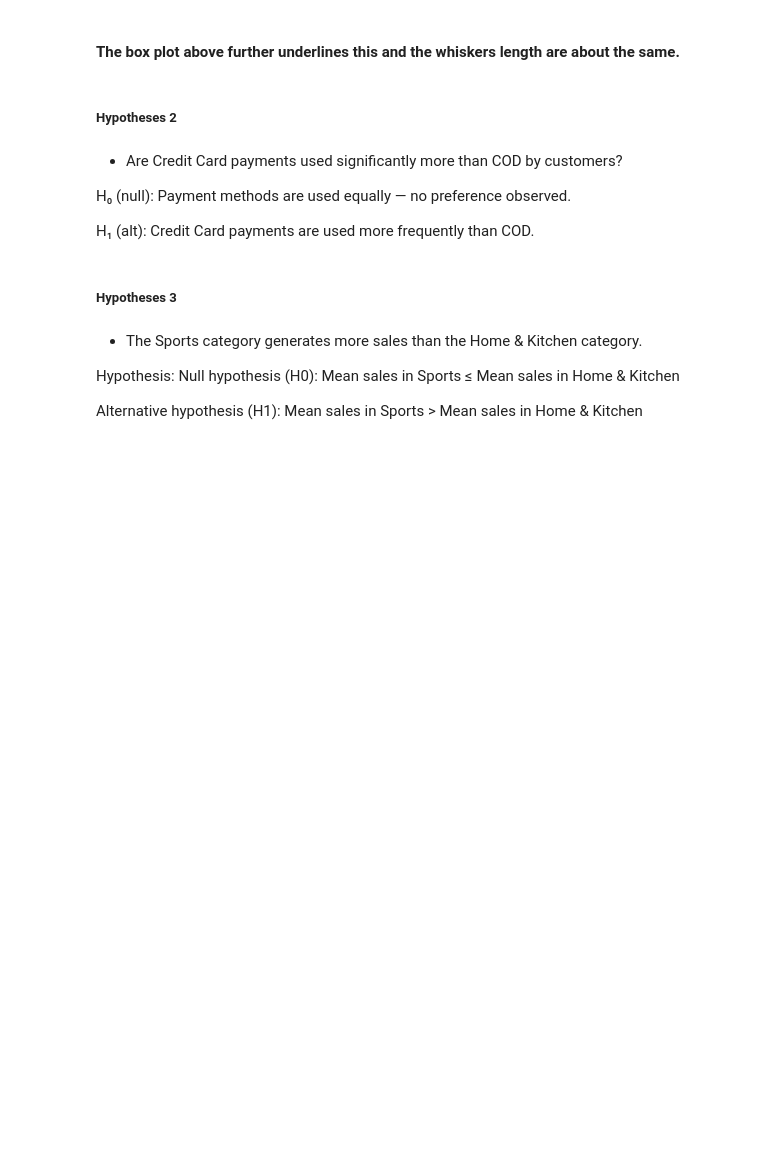
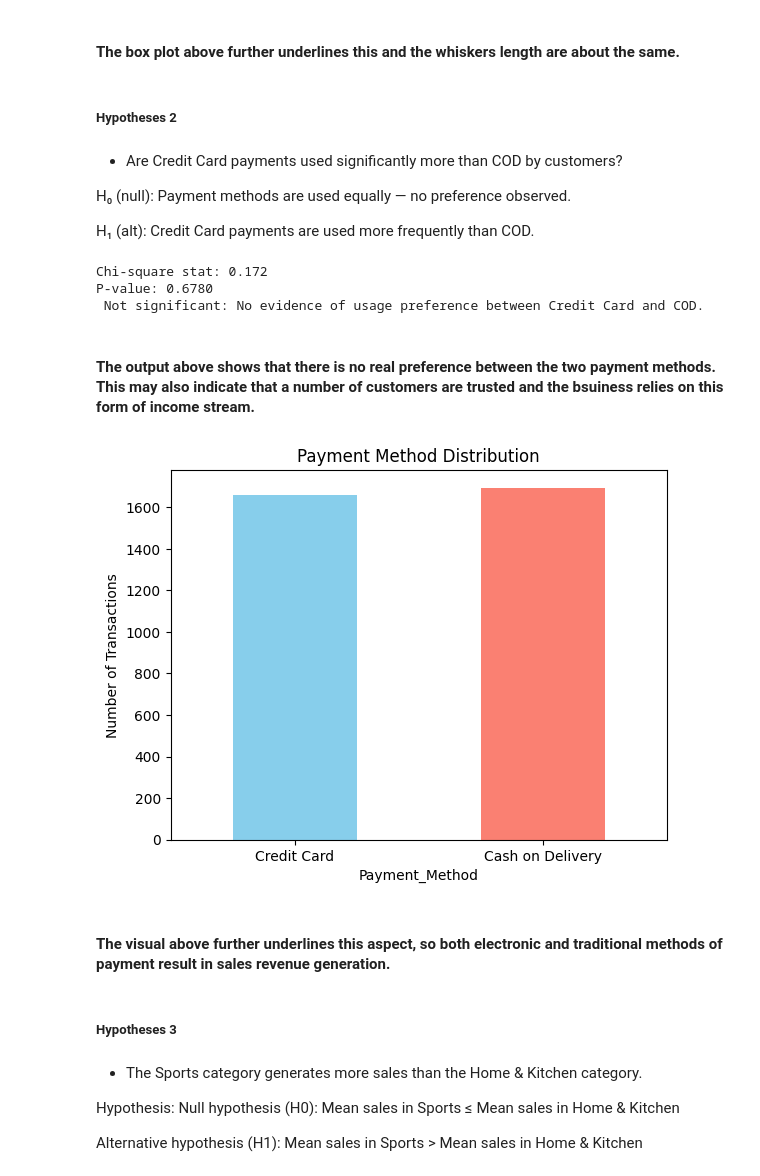
Before and after one commit to Ray99-cpu/online_store, a Jupyter notebook: jupyter_notebooks/dataset_hypothese.ipynb, the cells around one changed output. Cells and saved outputs as stored; diff of their text form; code cells hidden in the pictures; blank space fills up the shorter version.

Commit message:
Add second hypothesis visual & comments

```diff
--- a/jupyter_notebooks/dataset_hypothese.ipynb
+++ b/jupyter_notebooks/dataset_hypothese.ipynb
@@ -128,6 +129,45 @@ plt.show()
 H₀ (null): Payment methods are used equally — no preference observed.
 
 H₁ (alt): Credit Card payments are used more frequently than COD.
+# %%
+payment_counts = hypoth_df['Payment_Method'].value_counts()
+
+# Focus on just Credit Card and COD
+payment_subset = payment_counts[['Credit Card', 'Cash on Delivery']]
+
+# Create contingency table
+observed = [[payment_subset['Credit Card'], payment_subset['Cash on Delivery']]]
+
+# Expected: equal distribution (if no preference)
+expected = [[sum(payment_subset)/2, sum(payment_subset)/2]]
+
+# Chi-square test
+chi2, p, dof, _ = chi2_contingency([observed[0], expected[0]])
+
+print(f"Chi-square stat: {chi2:.3f}")
+print(f"P-value: {p:.4f}")
+
+if p < 0.05:
+    print("Significant: Credit Card usage is not equal to COD — potential preference indicated.")
+else:
+    print(" Not significant: No evidence of usage preference between Credit Card and COD.")
+# %% [output]
+Chi-square stat: 0.172
+P-value: 0.6780
+ Not significant: No evidence of usage preference between Credit Card and COD.
+# %% [markdown]
+#### The output above shows that there is no real preference between the two payment methods. This may also indicate that a number of customers are trusted and the bsuiness relies on this form of income stream.
+# %%
+payment_subset.plot(kind='bar', color=['skyblue', 'salmon'])
+plt.title("Payment Method Distribution")
+plt.ylabel("Number of Transactions")
+plt.xticks(rotation=0)
+plt.show()
+# The output from the test shows that there is no real difference between the time periods, so trade is consistent for this business.
+# %% [output]
+[figure, added]
+# %% [markdown]
+#### The visual above further underlines this aspect, so both electronic and traditional methods of payment result in sales revenue generation.
 # %% [markdown]
 ##### Hypotheses 3
 # %% [markdown]
```
Also changed, not shown: parts of 1 cell of this notebook.
